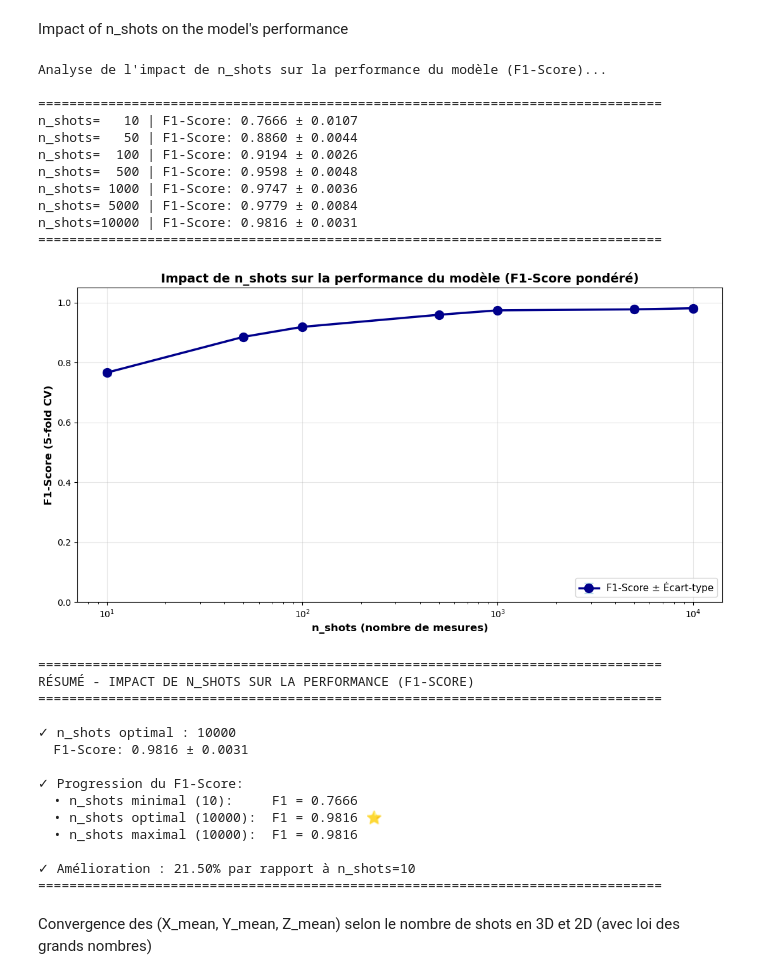
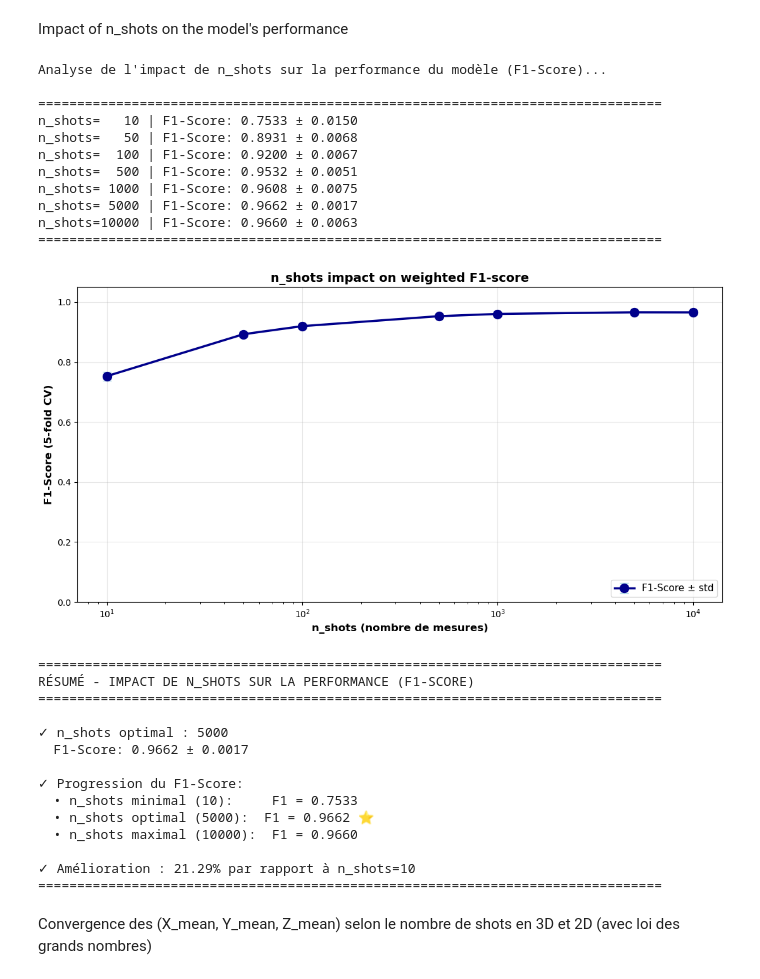
Before and after one commit to TonyPansera/Quantum-state-tomography, a Jupyter notebook: model_ML/test_classification.ipynb, the cells around one changed output. Cells and saved outputs as stored; diff of their text form; code cells hidden in the pictures.

```diff
--- a/model_ML/test_classification.ipynb
+++ b/model_ML/test_classification.ipynb
@@ -243,62 +243,62 @@ fig, ax = plt.subplots(figsize=(11, 6))
 ax.errorbar(results_df['n_shots'], results_df['mean_f1'],
             yerr=results_df['std_f1'],
             fmt='o-', capsize=5, linewidth=2.5, markersize=10,
-            color='darkblue', ecolor='lightblue', label='F1-Score ± Écart-type')
+            color='darkblue', ecolor='lightblue', label='F1-Score ± std')
 
 ax.set_xlabel('n_shots (nombre de mesures)', fontsize=12, fontweight='bold')
 ax.set_ylabel('F1-Score (5-fold CV)', fontsize=12, fontweight='bold')
-ax.set_title('Impact de n_shots sur la performance du modèle (F1-Score pondéré)', fontsize=14, fontweight='bold')
+ax.set_title('n_shots impact on weighted F1-score', fontsize=14, fontweight='bold')
 ax.set_xscale('log')
 ax.grid(True, alpha=0.3)
 ax.legend(fontsize=11, loc='lower right')
 ax.set_ylim([0, 1.05])
 
 plt.tight_layout()
 plt.show()
 
 # Recommandation
 optimal_idx = results_df['mean_f1'].idxmax()
 optimal_n_shots = results_df.loc[optimal_idx, 'n_shots']
 optimal_f1 = results_df.loc[optimal_idx, 'mean_f1']
 optimal_std = results_df.loc[optimal_idx, 'std_f1']
 
 print(f"\n{'='*80}")
 print("RÉSUMÉ - IMPACT DE N_SHOTS SUR LA PERFORMANCE (F1-SCORE)")
 print(f"{'='*80}")
 print(f"\n✓ n_shots optimal : {int(optimal_n_shots)}")
 print(f"  F1-Score: {optimal_f1:.4f} ± {optimal_std:.4f}")
 print(f"\n✓ Progression du F1-Score:")
 print(f"  • n_shots minimal (10):     F1 = {results_df.loc[0, 'mean_f1']:.4f}")
 print(f"  • n_shots optimal ({int(optimal_n_shots)}):  F1 = {optimal_f1:.4f} ⭐")
 print(f"  • n_shots maximal (10000):  F1 = {results_df.loc[len(results_df)-1, 'mean_f1']:.4f}")
 print(f"\n✓ Amélioration : {(optimal_f1 - results_df.loc[0, 'mean_f1'])*100:.2f}% par rapport à n_shots=10")
 print(f"{'='*80}")
 # %% [output]
 Analyse de l'impact de n_shots sur la performance du modèle (F1-Score)...
 
 ================================================================================
-n_shots=   10 | F1-Score: 0.7666 ± 0.0107
-n_shots=   50 | F1-Score: 0.8860 ± 0.0044
-n_shots=  100 | F1-Score: 0.9194 ± 0.0026
-n_shots=  500 | F1-Score: 0.9598 ± 0.0048
-n_shots= 1000 | F1-Score: 0.9747 ± 0.0036
-n_shots= 5000 | F1-Score: 0.9779 ± 0.0084
-n_shots=10000 | F1-Score: 0.9816 ± 0.0031
+n_shots=   10 | F1-Score: 0.7533 ± 0.0150
+n_shots=   50 | F1-Score: 0.8931 ± 0.0068
+n_shots=  100 | F1-Score: 0.9200 ± 0.0067
+n_shots=  500 | F1-Score: 0.9532 ± 0.0051
+n_shots= 1000 | F1-Score: 0.9608 ± 0.0075
+n_shots= 5000 | F1-Score: 0.9662 ± 0.0017
+n_shots=10000 | F1-Score: 0.9660 ± 0.0063
 ================================================================================
-[figure, old version]
+[figure, new version]
 ================================================================================
 RÉSUMÉ - IMPACT DE N_SHOTS SUR LA PERFORMANCE (F1-SCORE)
 ================================================================================
 
-✓ n_shots optimal : 10000
-  F1-Score: 0.9816 ± 0.0031
+✓ n_shots optimal : 5000
+  F1-Score: 0.9662 ± 0.0017
 
 ✓ Progression du F1-Score:
-  • n_shots minimal (10):     F1 = 0.7666
-  • n_shots optimal (10000):  F1 = 0.9816 ⭐
-  • n_shots maximal (10000):  F1 = 0.9816
+  • n_shots minimal (10):     F1 = 0.7533
+  • n_shots optimal (5000):  F1 = 0.9662 ⭐
+  • n_shots maximal (10000):  F1 = 0.9660
 
-✓ Amélioration : 21.50% par rapport à n_shots=10
+✓ Amélioration : 21.29% par rapport à n_shots=10
 ================================================================================
 # %% [markdown]
 Convergence des (X_mean, Y_mean, Z_mean) selon le nombre de shots en 3D et 2D (avec loi des grands nombres)
```
Also changed, not shown: parts of 25 cells of this notebook.
